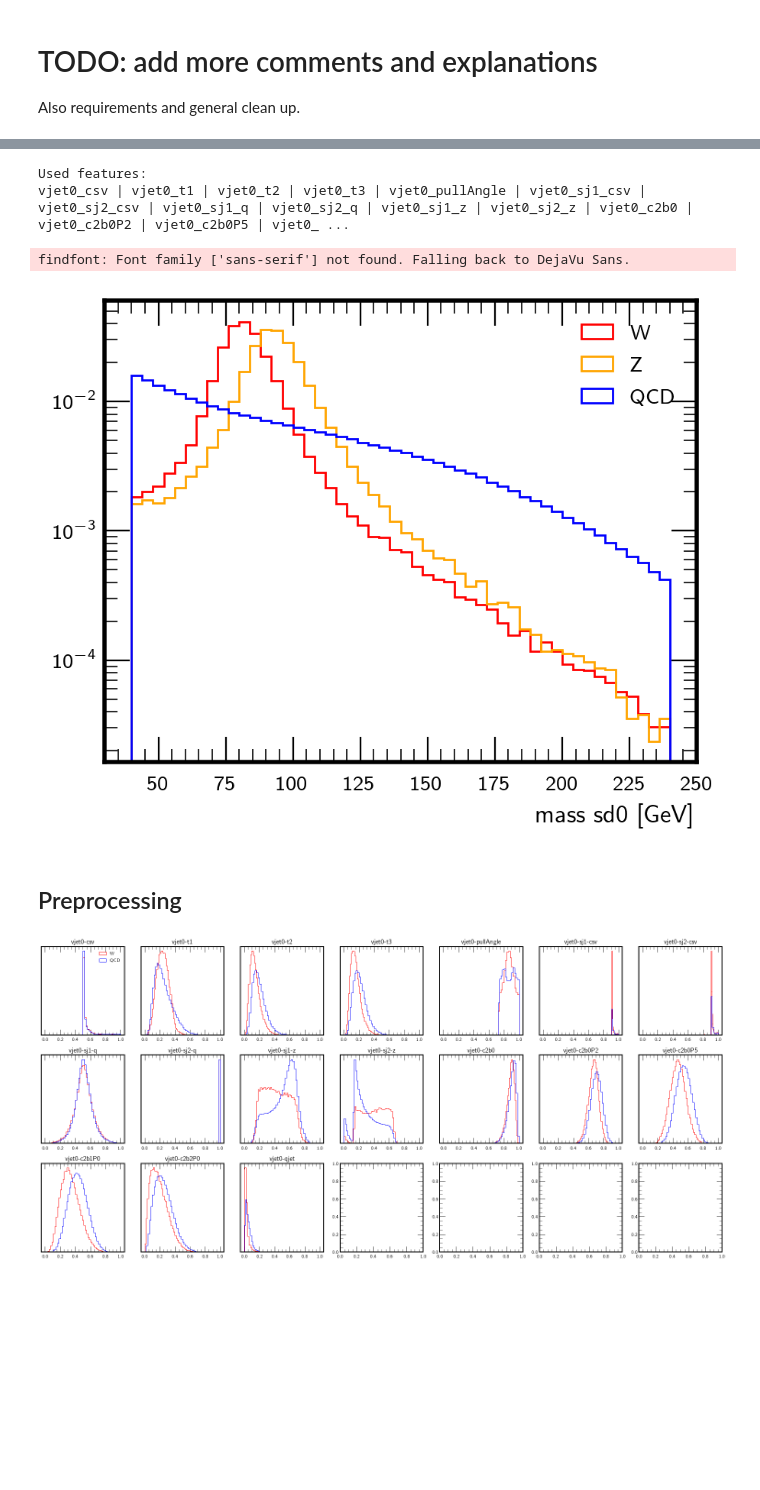
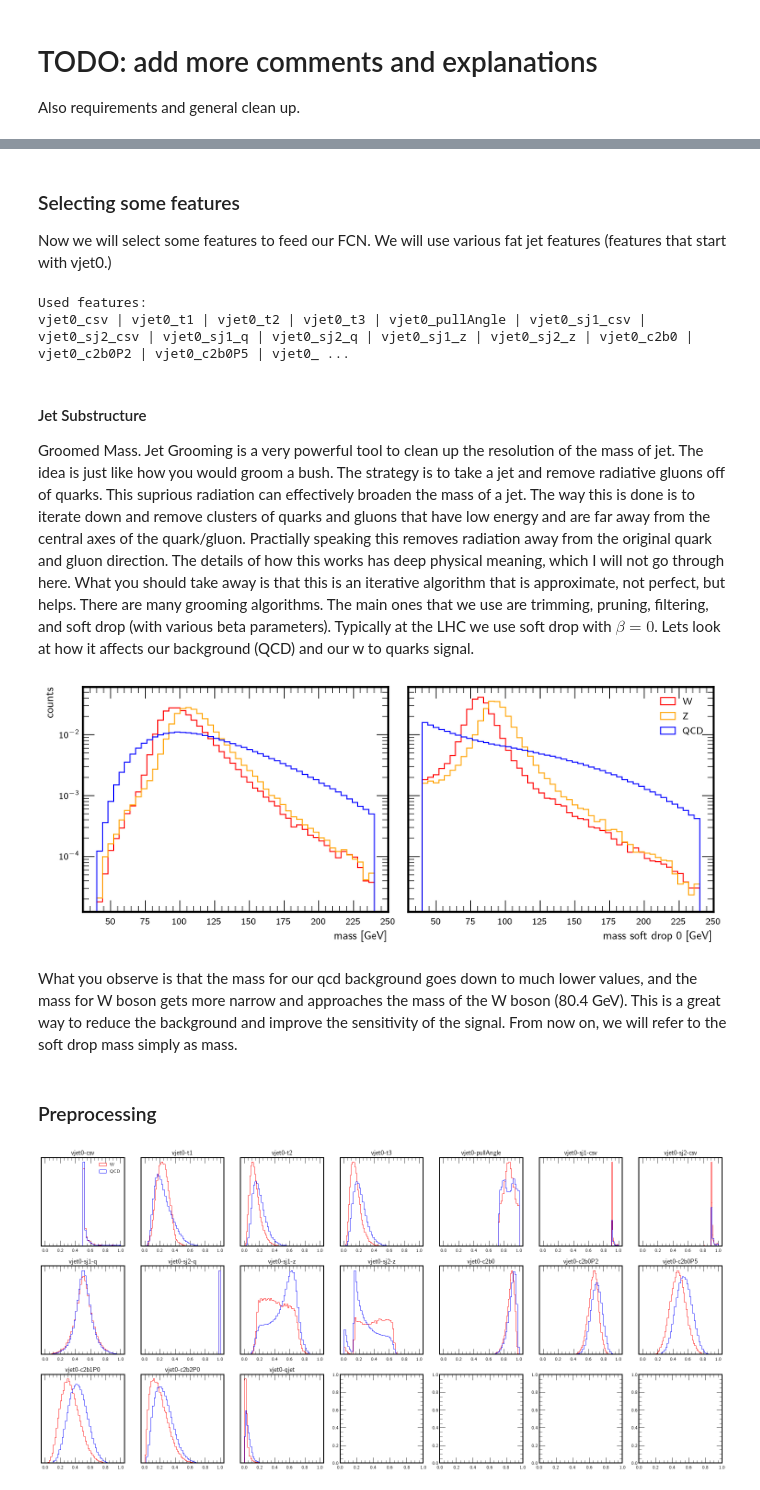
Before and after one commit to violatingcp/MIT_8.S50, a Jupyter notebook: Project2/DNN-Wtag_key.ipynb, the cells around one changed output, grey strips where cells are left out. Drawn from its saved outputs; the diff is of its cells as text; code cells hidden in the pictures; blank space fills up the shorter version.

```diff
--- a/Project2/DNN-Wtag.ipynb
+++ b/Project2/DNN-Wtag_key.ipynb
@@ -140,3 +214,6 @@ def get_weights(weights,data, sel):
+# %% [markdown]
+### Selecting some features
+Now we will select some features to feed our FCN. We will use various fat jet features (features that start with vjet0.)
 # %%
 # Get features
 def keep_key(key):
@@ -161,20 +238,33 @@ print(*keys, sep=" | ")
 # %% [output]
 Used features:
 vjet0_csv | vjet0_t1 | vjet0_t2 | vjet0_t3 | vjet0_pullAngle | vjet0_sj1_csv | vjet0_sj2_csv | vjet0_sj1_q | vjet0_sj2_q | vjet0_sj1_z | vjet0_sj2_z | vjet0_c2b0 | vjet0_c2b0P2 | vjet0_c2b0P5 | vjet0_ ...
+# %% [markdown]
+#### Jet Substructure
+
+Groomed Mass. Jet Grooming is a very powerful tool to clean up the resolution of the mass of jet. The idea is just like how you would groom a bush. The strategy is to take a jet and remove radiative gluons off of quarks. This suprious radiation can effectively broaden the mass of a jet. The way this is done is to iterate down and remove clusters of quarks and gluons that have low energy and are far away from the central axes of the quark/gluon. Practially speaking this removes radiation away from the original quark and gluon direction. The details of how this works has deep physical meaning, which I will not go through here. What you should take away is that this is an iterative algorithm that is approximate, not perfect, but helps. There are many grooming algorithms. The main ones that we use are trimming, pruning, filtering, and soft drop (with various beta parameters). Typically at the LHC we use soft drop with $\beta=0$. Lets look at how it affects our background (QCD) and our w to quarks signal.
 # %%
 #plot
-fig,ax1 = plt.subplots(1,1,dpi=200,figsize=(5,4))
+fig,(ax,ax1) = plt.subplots(1,2,dpi=200,figsize=(10,4),sharey=True)
+
+ax.hist(wqq13.arrays("vjet0_mass", library="np")["vjet0_mass"], color="r", bins=50, range=(40,240), label="W", density=True, histtype="step")
+ax.hist(zqq13.arrays("vjet0_mass", library="np")["vjet0_mass"], color="orange", bins=50, range=(40,240), label="Z", density=True, histtype="step")
+ax.hist(qcd.arrays("vjet0_mass", library="np")['vjet0_mass'], color="b", bins=50, range=(40,240), label="QCD", density=True, histtype="step")
+ax.set_ylabel("counts")
+ax.set_xlabel("mass [GeV]")
 ax1.hist(wqq13.arrays("vjet0_msd0", library="np")["vjet0_msd0"], color="r", bins=50, range=(40,240), label="W", density=True, histtype="step")
 ax1.hist(zqq13.arrays("vjet0_msd0", library="np")["vjet0_msd0"], color="orange", bins=50, range=(40,240), label="Z", density=True, histtype="step")
 ax1.hist(qcd.arrays("vjet0_msd0", library="np")['vjet0_msd0'], color="b", bins=50, range=(40,240), label="QCD", density=True, histtype="step")
 ax1.legend(loc="upper right")
-ax1.set_xlabel("mass sd0 [GeV]")
+ax1.set_xlabel("mass soft drop 0 [GeV]")
 ax1.set_yscale("log")
+fig.tight_layout()
+plt.show()
 # %% [output]
-findfont: Font family ['sans-serif'] not found. Falling back to DejaVu Sans.
-[figure, old version]
+[figure, new version]
+# %% [markdown]
+What you observe is that the mass for our qcd background goes down to much lower values, and the mass for W boson gets more narrow and approaches the mass of the W boson (80.4 GeV).  This is a great way to reduce the background and improve the sensitivity of the signal. From now on, we will refer to the soft drop mass simply as mass.
 # %% [markdown]
-## Preprocessing
+### Preprocessing
 # %%
 labels = np.concatenate([np.zeros(len(w_samples)),np.ones(len(qcd_samples))])
 combined_samples = np.concatenate([w_samples,qcd_samples],axis=0).astype("float32")
```
Also changed, not shown: parts of 11 cells of this notebook, 1 other file.
